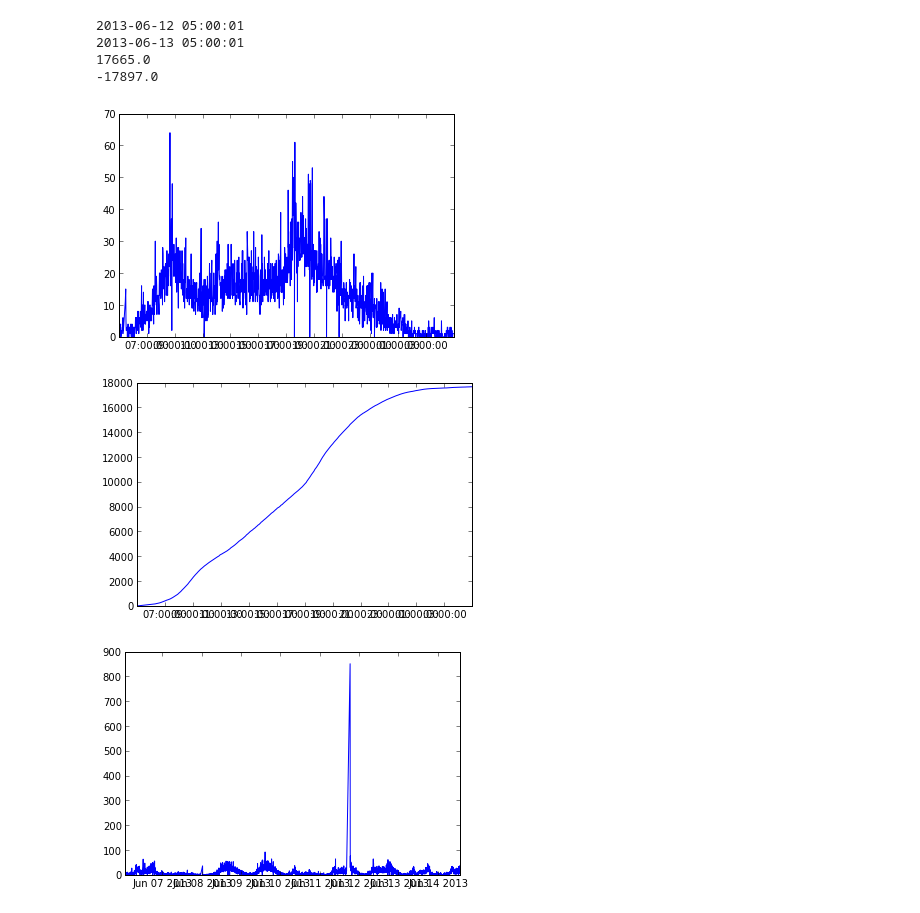
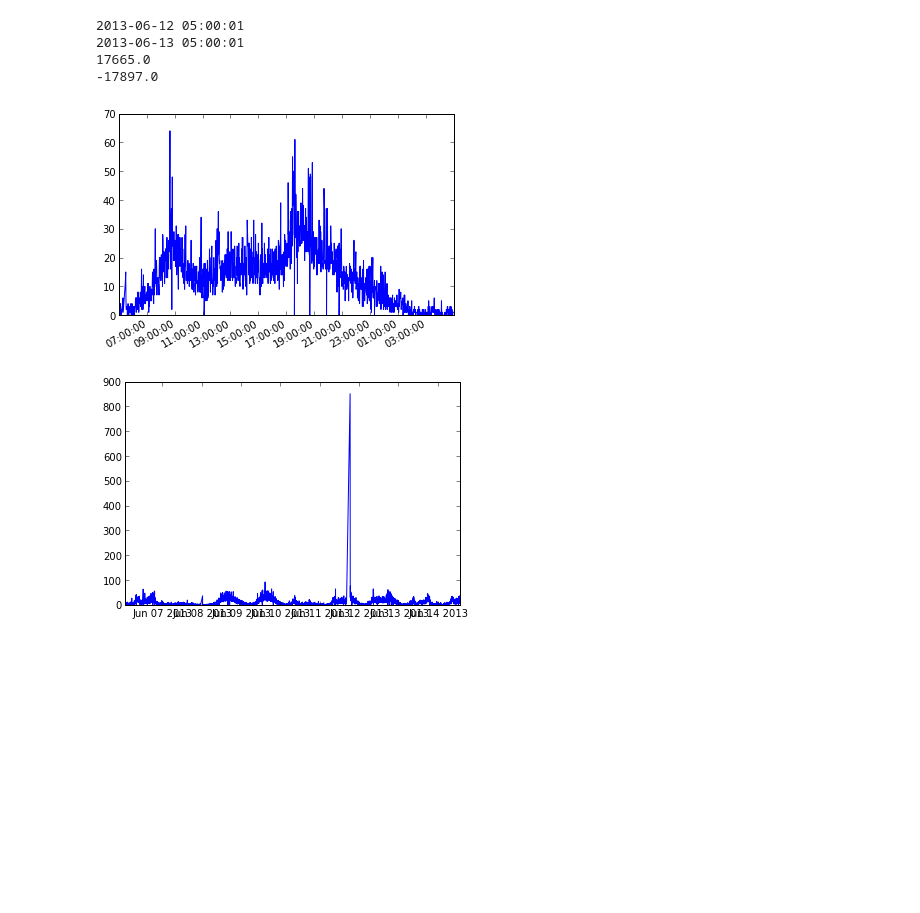
Before and after one commit to paddymul/citibike_stats, a Jupyter notebook: estimate_usage.ipynb, the cells around one changed output. Cells and saved outputs as stored; diff of their text form; code cells hidden in the pictures; blank space fills up the shorter version.

```diff
--- a/estimate_usage.ipynb
+++ b/estimate_usage.ipynb
@@ -1,25 +1,22 @@
 # %%
 # this shows trips over a single day.
 start_11 = 6935
 start_d, end_d = [8160, 9526]
 print starting_trips.index[start_d]
 print starting_trips.index[end_d]
 print starting_trips[start_d:end_d].sum()
 print ending_trips[start_d:end_d].sum()
 import matplotlib.pyplot as plt
-plt.plot(
+fig=plt.figure()
+ax = fig.add_subplot(111)
+ax.plot(
     starting_trips.index[start_d:end_d],
     starting_trips[start_d:end_d])
-plt.show()
-plt.plot(
-    starting_trips.index[start_d:end_d],
-    starting_trips[start_d:end_d].cumsum())
-
-plt.show()
+fig.autofmt_xdate()
+fig.savefig('foo.png')
 # %% [output]
 2013-06-12 05:00:01
 2013-06-13 05:00:01
 17665.0
 -17897.0
-[figure, old version]
+[figure, new version]
-[figure, removed]
```
Also changed, not shown: parts of 1 cell of this notebook, 2 other files.
